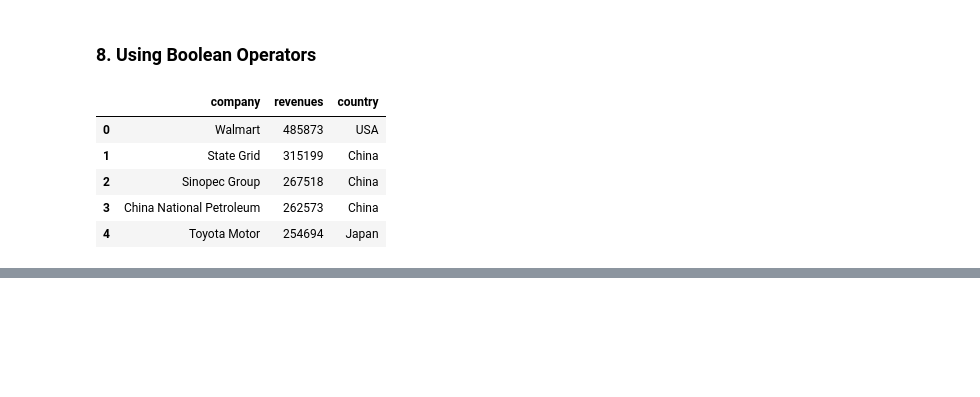
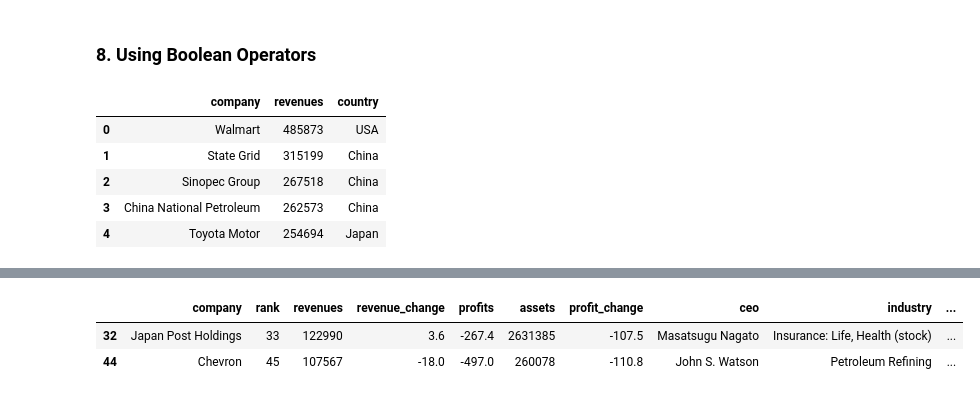
Before and after one commit to balaorcl/mlbasics, a Jupyter notebook: s2c1_pandas_numpy_fundas.ipynb, the cells around one changed output, grey strips where cells are left out. Cells and saved outputs as stored; diff of their text form; code cells hidden in the pictures; blank space fills up the shorter version.

```diff
--- a/s2c1_pandas_numpy_fundas.ipynb
+++ b/s2c1_pandas_numpy_fundas.ipynb
@@ -410,0 +451,4 @@ f500_sel
+# %%
+# Check revenues greater than 100 billion
+large_revenue = f500["revenues"] > 100000
+large_revenue
@@ -410,0 +468,3 @@ f500_sel
+# %%
+negative_profits = f500["profits"] < 0
+negative_profits
@@ -410,0 +484,3 @@ f500_sel
+# %%
+combined = large_revenue & negative_profits
+combined
@@ -410,0 +500,7 @@ f500_sel
+# %%
+big_rev_neg_profit = f500[combined]
+big_rev_neg_profit
+# %% [output]
+|  | company | rank | revenues | revenue_change | profits | assets | profit_change | ceo | industry | ... |
+| 32 | Japan Post Holdings | 33 | 122990 | 3.6 | -267.4 | 2631385 | -107.5 | Masatsugu Nagato | Insurance: Life, Health (stock) | ... |
+| 44 | Chevron | 45 | 107567 | -18.0 | -497.0 | 260078 | -110.8 | John S. Watson | Petroleum Refining | ... |
```
Also changed, not shown: parts of 26 cells of this notebook.
